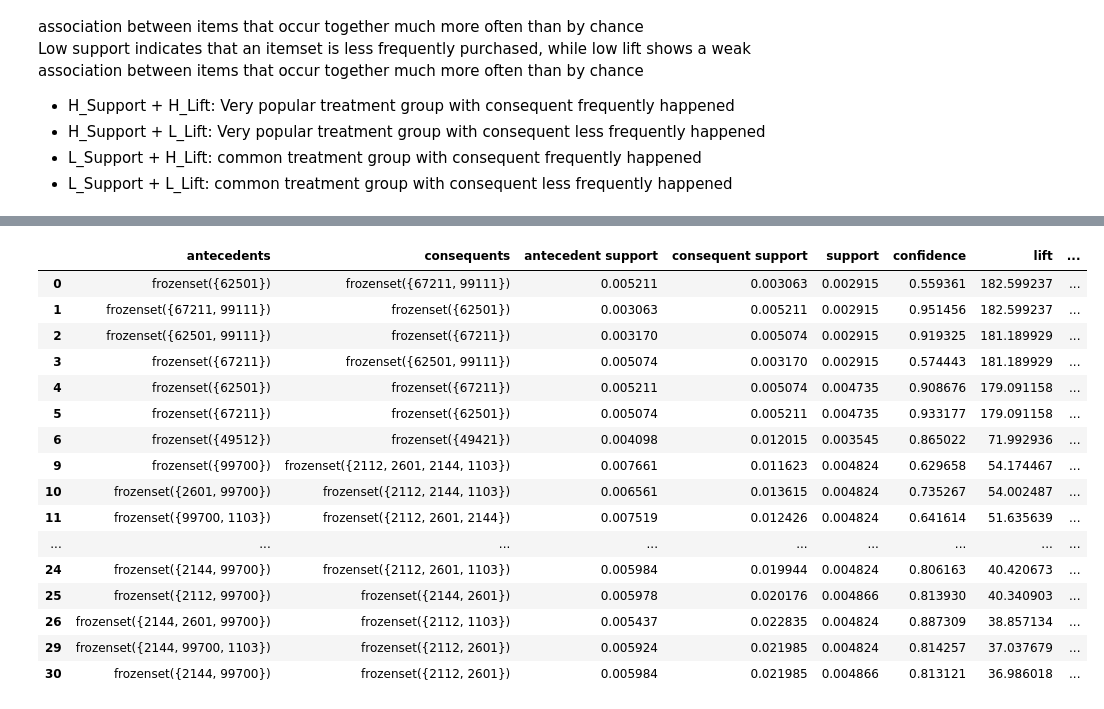
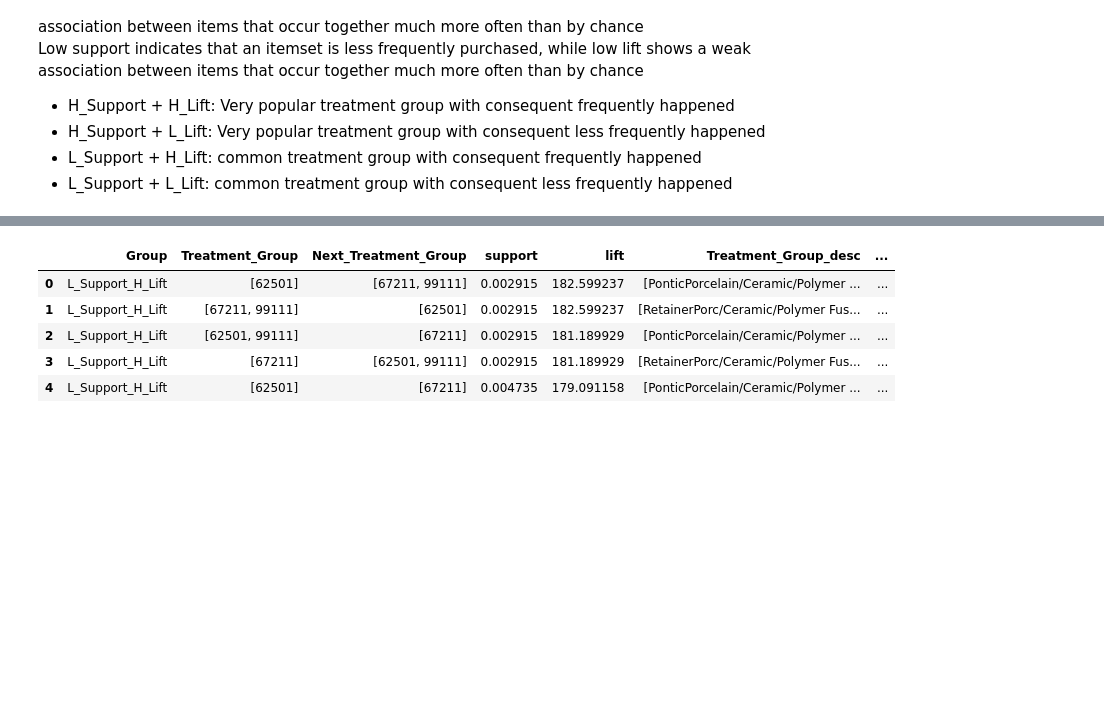
Before and after one commit to Fulankeee/SmilePass, a Jupyter notebook: Co-occurence_treatment.ipynb, the cells around one changed output, grey strips where cells are left out. Cells and saved outputs as stored; diff of their text form; code cells hidden in the pictures; blank space fills up the shorter version.

```diff
--- a/Co-occurence_treatment.ipynb
+++ b/Co-occurence_treatment.ipynb
@@ -179,6 +180,13 @@ def classify_group(row):
 
 df_r['Group'] = df_r.apply(classify_group, axis=1)
 df_r['Treatment_Group'] = df_r['antecedents'].str.findall(r'\d+').apply(lambda x: [int(i) for i in x])
+df_r['Next_Treatment_Group'] = df_r['consequents'].str.findall(r'\d+').apply(lambda x: [int(i) for i in x])
+
+code_to_description = dict(zip(df['procedure_code_y'], df['procedure_code_description']))
+def codes_with_descriptions(codes):
+    return [code_to_description.get(code, f'Unknown ({code})') for code in codes]
+df_r['Treatment_Group_desc'] = df_r['Treatment_Group'].apply(codes_with_descriptions)
+df_r['Next_Treatment_Group_desc'] = df_r['Next_Treatment_Group'].apply(codes_with_descriptions)
 df_r
 # %% [output]
 |  | antecedents | consequents | antecedent support | consequent support | support | confidence | lift | ... |
@@ -237,25 +249,15 @@ h_support_L_lift
 # %%
 # L_Support + H_Lift
-L_support_h_lift = df_r[df_r['Group'] == 'L_Support_H_Lift']
-L_support_h_lift
+L_support_H_lift = df_r[df_r['Group'] == 'L_Support_H_Lift']
+L_support_H_lift = L_support_H_lift[['Group', 'Treatment_Group', 'Next_Treatment_Group', 'support', 'lift', 'Treatment_Group_desc', 'Next_Treatment_Group_desc']]
+L_support_H_lift.head()
 # %% [output]
-|  | antecedents | consequents | antecedent support | consequent support | support | confidence | lift | ... |
-| 0 | frozenset({62501}) | frozenset({67211, 99111}) | 0.005211 | 0.003063 | 0.002915 | 0.559361 | 182.599237 | ... |
-| 1 | frozenset({67211, 99111}) | frozenset({62501}) | 0.003063 | 0.005211 | 0.002915 | 0.951456 | 182.599237 | ... |
-| 2 | frozenset({62501, 99111}) | frozenset({67211}) | 0.003170 | 0.005074 | 0.002915 | 0.919325 | 181.189929 | ... |
-| 3 | frozenset({67211}) | frozenset({62501, 99111}) | 0.005074 | 0.003170 | 0.002915 | 0.574443 | 181.189929 | ... |
-| 4 | frozenset({62501}) | frozenset({67211}) | 0.005211 | 0.005074 | 0.004735 | 0.908676 | 179.091158 | ... |
-| 5 | frozenset({67211}) | frozenset({62501}) | 0.005074 | 0.005211 | 0.004735 | 0.933177 | 179.091158 | ... |
-| 6 | frozenset({49512}) | frozenset({49421}) | 0.004098 | 0.012015 | 0.003545 | 0.865022 | 71.992936 | ... |
-| 9 | frozenset({99700}) | frozenset({2112, 2601, 2144, 1103}) | 0.007661 | 0.011623 | 0.004824 | 0.629658 | 54.174467 | ... |
-| 10 | frozenset({2601, 99700}) | frozenset({2112, 2144, 1103}) | 0.006561 | 0.013615 | 0.004824 | 0.735267 | 54.002487 | ... |
-| 11 | frozenset({99700, 1103}) | frozenset({2112, 2601, 2144}) | 0.007519 | 0.012426 | 0.004824 | 0.641614 | 51.635639 | ... |
-| ... | ... | ... | ... | ... | ... | ... | ... | ... |
-| 24 | frozenset({2144, 99700}) | frozenset({2112, 2601, 1103}) | 0.005984 | 0.019944 | 0.004824 | 0.806163 | 40.420673 | ... |
-| 25 | frozenset({2112, 99700}) | frozenset({2144, 2601}) | 0.005978 | 0.020176 | 0.004866 | 0.813930 | 40.340903 | ... |
-| 26 | frozenset({2144, 2601, 99700}) | frozenset({2112, 1103}) | 0.005437 | 0.022835 | 0.004824 | 0.887309 | 38.857134 | ... |
-| 29 | frozenset({2144, 99700, 1103}) | frozenset({2112, 2601}) | 0.005924 | 0.021985 | 0.004824 | 0.814257 | 37.037679 | ... |
-| 30 | frozenset({2144, 99700}) | frozenset({2112, 2601}) | 0.005984 | 0.021985 | 0.004866 | 0.813121 | 36.986018 | ... |
+|  | Group | Treatment_Group | Next_Treatment_Group | support | lift | Treatment_Group_desc | ... |
+| 0 | L_Support_H_Lift | [62501] | [67211, 99111] | 0.002915 | 182.599237 | [PonticPorcelain/Ceramic/Polymer ... | ... |
+| 1 | L_Support_H_Lift | [67211, 99111] | [62501] | 0.002915 | 182.599237 | [RetainerPorc/Ceramic/Polymer Fus... | ... |
+| 2 | L_Support_H_Lift | [62501, 99111] | [67211] | 0.002915 | 181.189929 | [PonticPorcelain/Ceramic/Polymer ... | ... |
+| 3 | L_Support_H_Lift | [67211] | [62501, 99111] | 0.002915 | 181.189929 | [RetainerPorc/Ceramic/Polymer Fus... | ... |
+| 4 | L_Support_H_Lift | [62501] | [67211] | 0.004735 | 179.091158 | [PonticPorcelain/Ceramic/Polymer ... | ... |
 # %%
 # L_Support + L_Lift
 L_support_L_lift = df_r[df_r['Group'] == 'L_Support_L_Lift']
```
Also changed, not shown: parts of 8 cells of this notebook.
